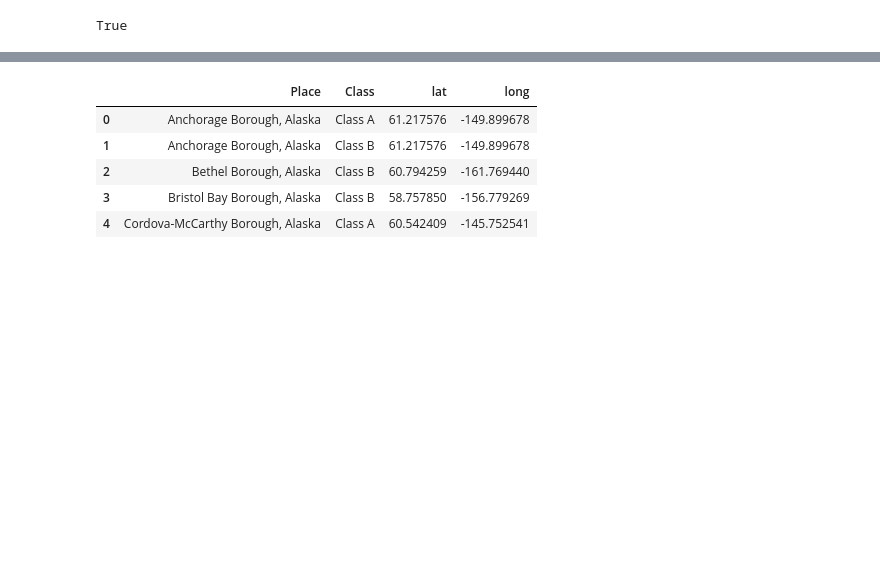
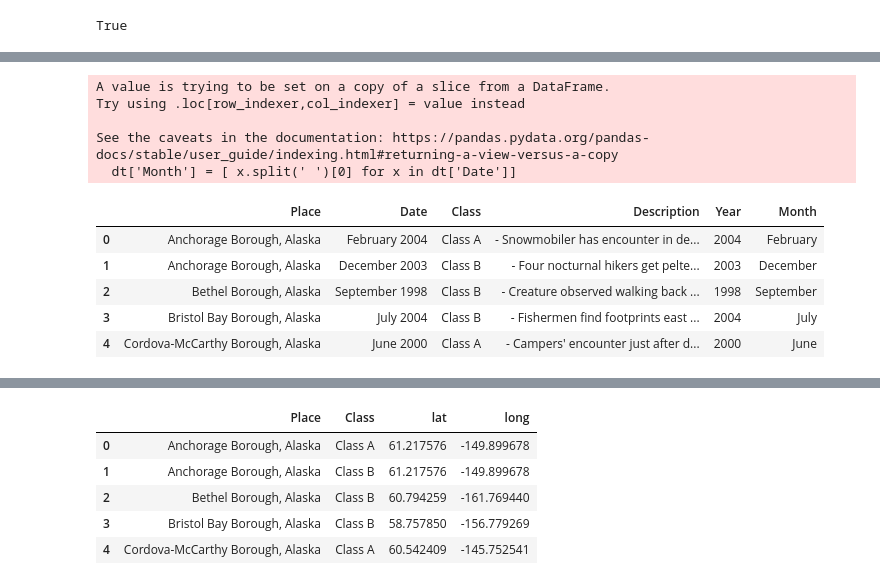
Before and after one commit to yiren54610/Bigfoot, a Jupyter notebook: Scraping.ipynb, the cells around one changed output, grey strips where cells are left out. Cells and saved outputs as stored; diff of their text form; code cells hidden in the pictures; blank space fills up the shorter version.

```diff
--- a/Scraping.ipynb
+++ b/Scraping.ipynb
@@ -297,6 +297,8 @@ all_classes.describe()
 | freq | 122 | 35 | 2729 | 2 |
 # %%
 all_classes.to_csv('all_classes.csv',index=False)
+# %%
+all_classes = pd.read_csv('all_classes.csv')
 # %%
 all_classes.head(-20)
 # %% [output]
@@ -509,3 +520,20 @@ county_geo['Year'] = dt['Year']
+# %%
+dt['Month'] = [ x.split(' ')[0] for x in dt['Date']]
+# %% [output]
+A value is trying to be set on a copy of a slice from a DataFrame.
+Try using .loc[row_indexer,col_indexer] = value instead
+
+See the caveats in the documentation: https://pandas.pydata.org/pandas-docs/stable/user_guide/indexing.html#returning-a-view-versus-a-copy
+  dt['Month'] = [ x.split(' ')[0] for x in dt['Date']]
+# %%
+dt.head()
+# %% [output]
+|  | Place | Date | Class | Description | Year | Month |
+| 0 | Anchorage Borough, Alaska | February 2004 | Class A | - Snowmobiler has encounter in de... | 2004 | February |
+| 1 | Anchorage Borough, Alaska | December 2003 | Class B | - Four nocturnal hikers get pelte... | 2003 | December |
+| 2 | Bethel Borough, Alaska | September 1998 | Class B | - Creature observed walking back ... | 1998 | September |
+| 3 | Bristol Bay Borough, Alaska | July 2004 | Class B | - Fishermen find footprints east ... | 2004 | July |
+| 4 | Cordova-McCarthy Borough, Alaska | June 2000 | Class A | - Campers' encounter just after d... | 2000 | June |
 # %%
 county_geo['Month'] = [ x.split(' ')[0] for x in dt['Date']]
 # %%
```
Also changed, not shown: parts of 7 cells of this notebook.
